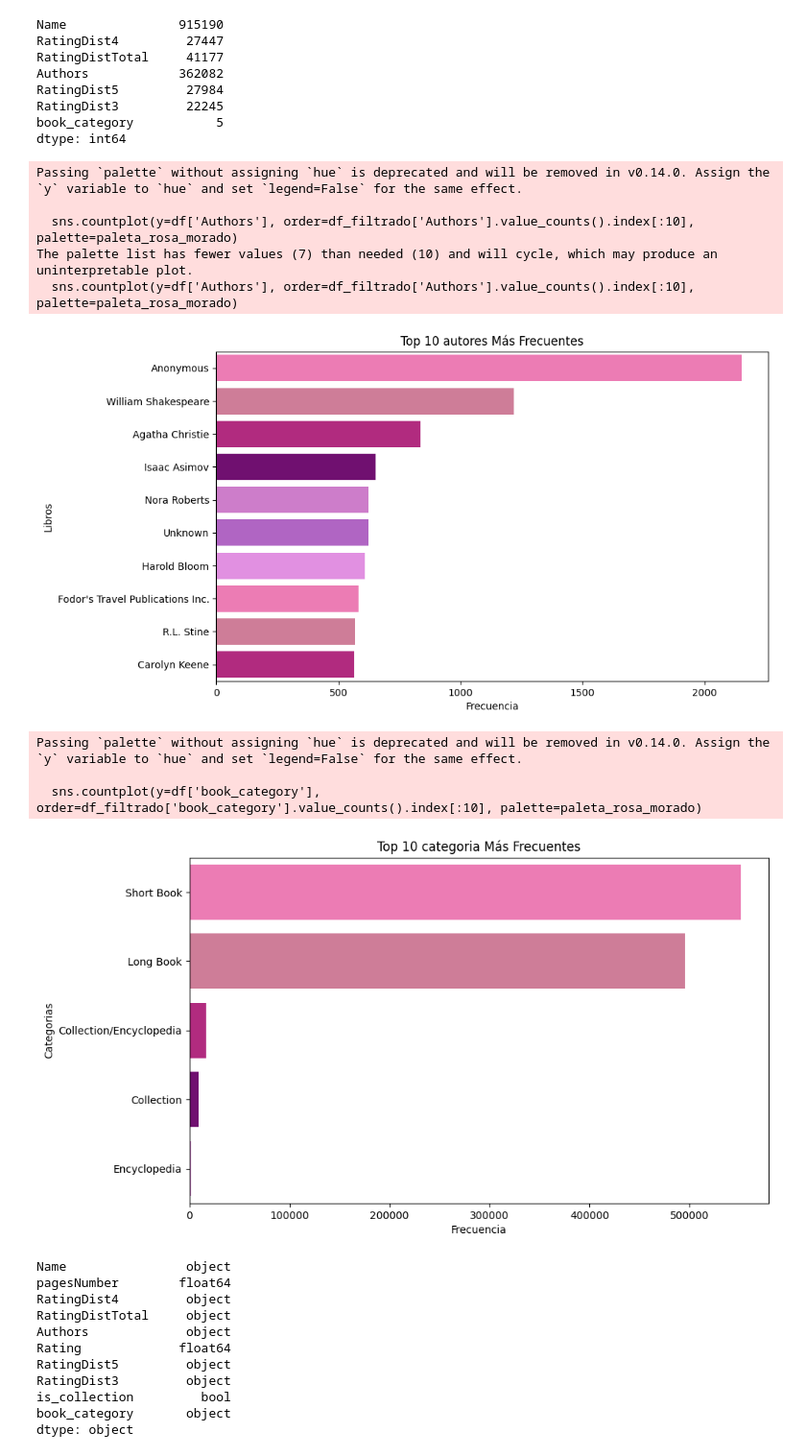
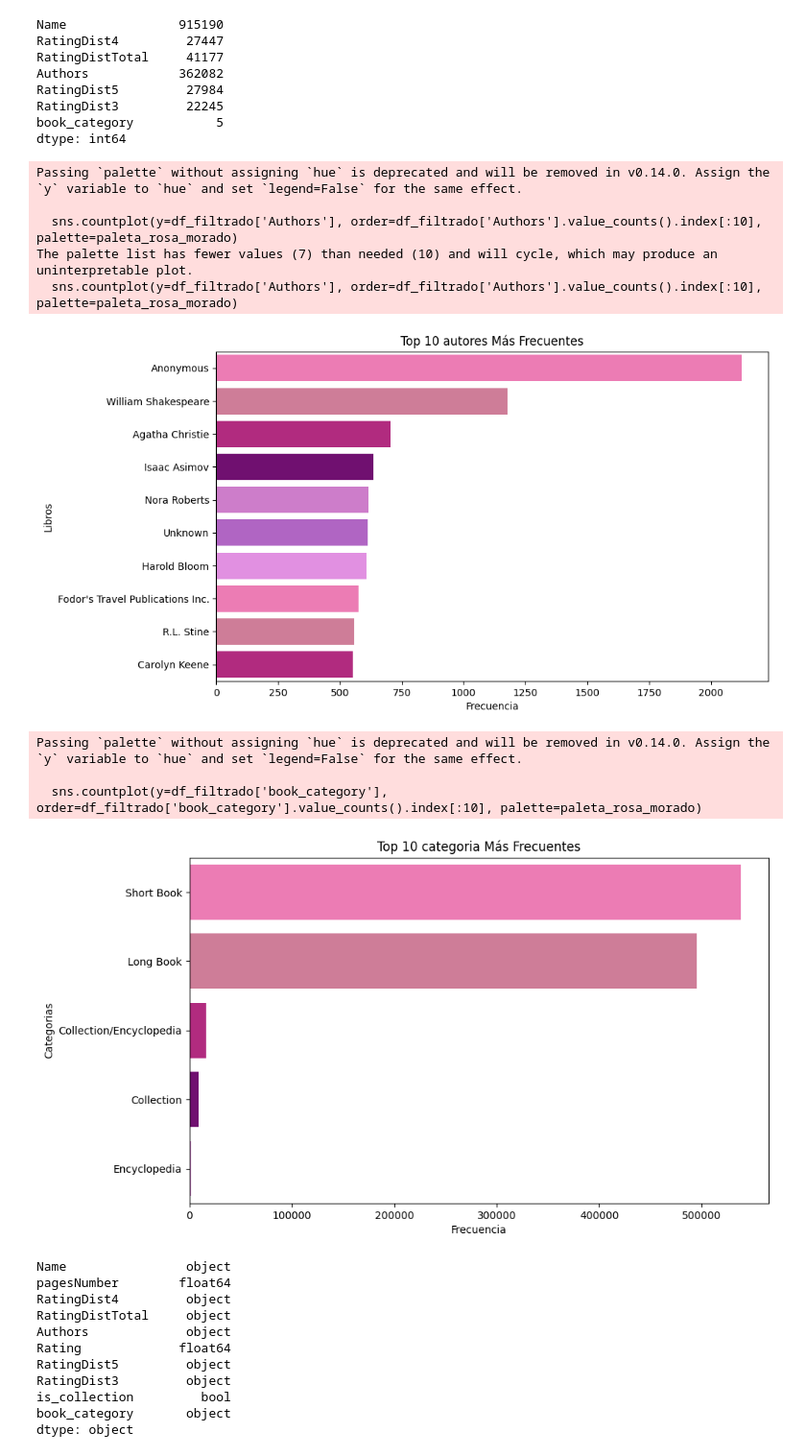
Before and after one commit to ValeriaVigo/proyectofinal, a Jupyter notebook: src/3.EDA.ipynb, the cells around one changed output. Shown at 96% size. Saved outputs shown, nothing was run; the diff lists cells and outputs as text; code cells hidden in the pictures.

```diff
--- a/src/3.EDA.ipynb
+++ b/src/3.EDA.ipynb
@@ -598,36 +612,36 @@ dtype: int64
 # %%
 import seaborn as sns
 import matplotlib.pyplot as plt
 
 # Crear una paleta personalizada en la gama de rosa y morado
 paleta_rosa_morado = sns.color_palette(["#FF69B4", "#DB7093", "#C71585", "#800080", "#DA70D6", "#BA55D3", "#EE82EE"])
 
 # Gráfico de conteo para autores
 plt.figure(figsize=(10, 6))
-sns.countplot(y=df['Authors'], order=df_filtrado['Authors'].value_counts().index[:10], palette=paleta_rosa_morado)
+sns.countplot(y=df_filtrado['Authors'], order=df_filtrado['Authors'].value_counts().index[:10], palette=paleta_rosa_morado)
 plt.title('Top 10 autores Más Frecuentes')
 plt.xlabel('Frecuencia')
 plt.ylabel('Libros')
 plt.show()
 
 # Gráfico de conteo para publicistas
 plt.figure(figsize=(10, 6))
-sns.countplot(y=df['book_category'], order=df_filtrado['book_category'].value_counts().index[:10], palette=paleta_rosa_morado)
+sns.countplot(y=df_filtrado['book_category'], order=df_filtrado['book_category'].value_counts().index[:10], palette=paleta_rosa_morado)
 plt.title('Top 10 categoria Más Frecuentes')
 plt.xlabel('Frecuencia')
 plt.ylabel('Categorias')
 plt.show()
 # %% [output]
 Passing `palette` without assigning `hue` is deprecated and will be removed in v0.14.0. Assign the `y` variable to `hue` and set `legend=False` for the same effect.
 
-  sns.countplot(y=df['Authors'], order=df_filtrado['Authors'].value_counts().index[:10], palette=paleta_rosa_morado)
+  sns.countplot(y=df_filtrado['Authors'], order=df_filtrado['Authors'].value_counts().index[:10], palette=paleta_rosa_morado)
 The palette list has fewer values (7) than needed (10) and will cycle, which may produce an uninterpretable plot.
-  sns.countplot(y=df['Authors'], order=df_filtrado['Authors'].value_counts().index[:10], palette=paleta_rosa_morado)
+  sns.countplot(y=df_filtrado['Authors'], order=df_filtrado['Authors'].value_counts().index[:10], palette=paleta_rosa_morado)
-[figure, old version]
+[figure, new version]
 Passing `palette` without assigning `hue` is deprecated and will be removed in v0.14.0. Assign the `y` variable to `hue` and set `legend=False` for the same effect.
 
-  sns.countplot(y=df['book_category'], order=df_filtrado['book_category'].value_counts().index[:10], palette=paleta_rosa_morado)
+  sns.countplot(y=df_filtrado['book_category'], order=df_filtrado['book_category'].value_counts().index[:10], palette=paleta_rosa_morado)
-[figure, old version]
+[figure, new version]
 # %%
 print(df_filtrado.dtypes)
 # %% [output]
```
Also changed, not shown: parts of 37 cells of this notebook.
